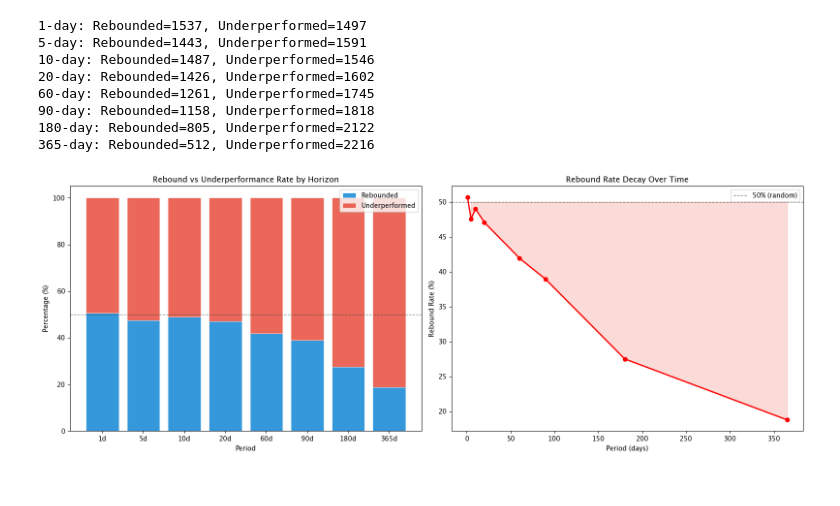
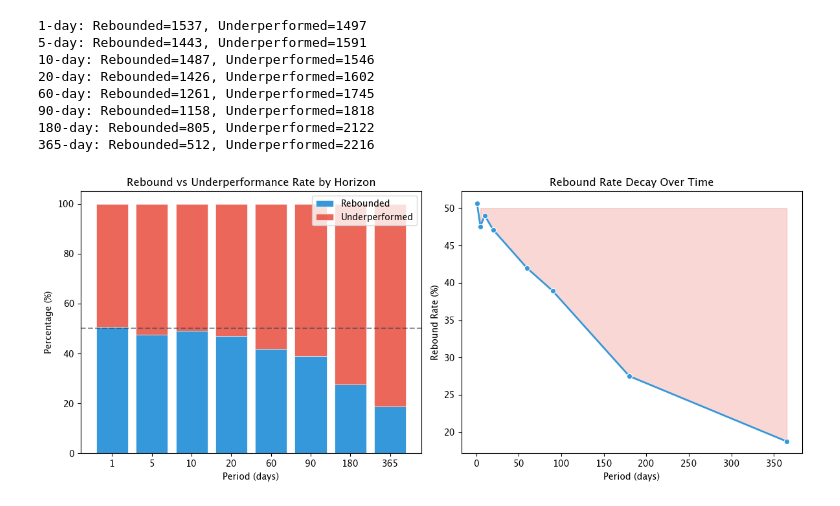
Before and after one commit to yannzg/sp500-rebounds, a Jupyter notebook: analysis.ipynb, the cells around one changed output. Saved outputs shown, nothing was run; the diff lists cells and outputs as text; code cells hidden in the pictures.

Commit message:
harmonizing charts numerotation

```diff
--- a/analysis.ipynb
+++ b/analysis.ipynb
@@ -802,37 +801,35 @@ for period in [1, 5, 10, 20, 60, 90, 180, 365]:
 # %%
 periods = [1, 5, 10, 20, 60, 90, 180, 365]
 rebound_rates = []
 
 for period in periods:
     period_data = crashes[crashes["Period"] == period]
     rate = (period_data["Abnormal Return"] > 0).sum() / len(period_data) * 100
     rebound_rates.append(rate)
 
-fig, (ax1, ax2) = plt.subplots(1, 2, figsize=(16, 6))
+fig, (ax11, ax12) = plt.subplots(1, 2, figsize=(12, 5))
 
 # Comparison
 x = np.arange(len(periods))
-ax1.bar(x, rebound_rates, label="Rebounded", color="#3498db", edgecolor="white", linewidth=0.5)
-ax1.bar(x, [100 - r for r in rebound_rates], bottom=rebound_rates, label="Underperformed", color="#e74c3c", alpha=0.85, edgecolor="white", linewidth=0.5)
-ax1.axhline(y=50, color="#2c3e50", linestyle="--", linewidth=1, alpha=0.55)
-ax1.set_xticks(x)
-ax1.set_xticklabels([f"{p}d" for p in periods])
-ax1.set_xlabel("Period")
-ax1.set_ylabel("Percentage (%)")
-ax1.set_title("Rebound vs Underperformance Rate by Horizon")
-ax1.legend()
+ax11.bar(x, rebound_rates, label="Rebounded", color="#3498db", edgecolor="white", linewidth=0.5)
+ax11.bar(x, [100 - r for r in rebound_rates], bottom=rebound_rates, label="Underperformed", color="#e74c3c", alpha=0.85, edgecolor="white", linewidth=0.5)
+ax11.axhline(y=50, color="#2c3e50", linestyle="--", alpha=0.55)
+ax11.set_xticks(x)
+ax11.set_xticklabels([f"{p}" for p in periods])
+ax11.set_xlabel("Period (days)")
+ax11.set_ylabel("Percentage (%)")
+ax11.set_title("Rebound vs Underperformance Rate by Horizon")
+ax11.legend()
 
-# Rebound Percentage Evolution (steelblue line + #3498db markers — matches rolling vol palette)
-ax2.plot(periods, rebound_rates, marker="o", color="steelblue", linewidth=2, markerfacecolor="#3498db", markeredgecolor="white", markeredgewidth=0.8)
-ax2.axhline(y=50, color="#2c3e50", linestyle="--", linewidth=1, alpha=0.55, label="50% (random)")
+# Rebound Percentage Evolution
+ax12.plot(periods, rebound_rates, marker="o", color="#3498db", linewidth=2, markerfacecolor="#3498db", markeredgecolor="white", markeredgewidth=0.8)
 
-ax2.fill_between(periods, rebound_rates, 50, where=[r < 50 for r in rebound_rates], alpha=0.22, color="#e74c3c")
-ax2.set_xlabel("Period (days)")
-ax2.set_ylabel("Rebound Rate (%)")
-ax2.set_title("Rebound Rate Decay Over Time")
-ax2.legend()
+ax12.fill_between(periods, rebound_rates, 50, where=[r < 50 for r in rebound_rates], alpha=0.22, color="#e74c3c")
+ax12.set_xlabel("Period (days)")
+ax12.set_ylabel("Rebound Rate (%)")
+ax12.set_title("Rebound Rate Decay Over Time")
 
 plt.tight_layout()
 plt.show()
 # %% [output]
-[figure, old version]
+[figure, new version]
```
Also changed, not shown: parts of 9 cells of this notebook.
